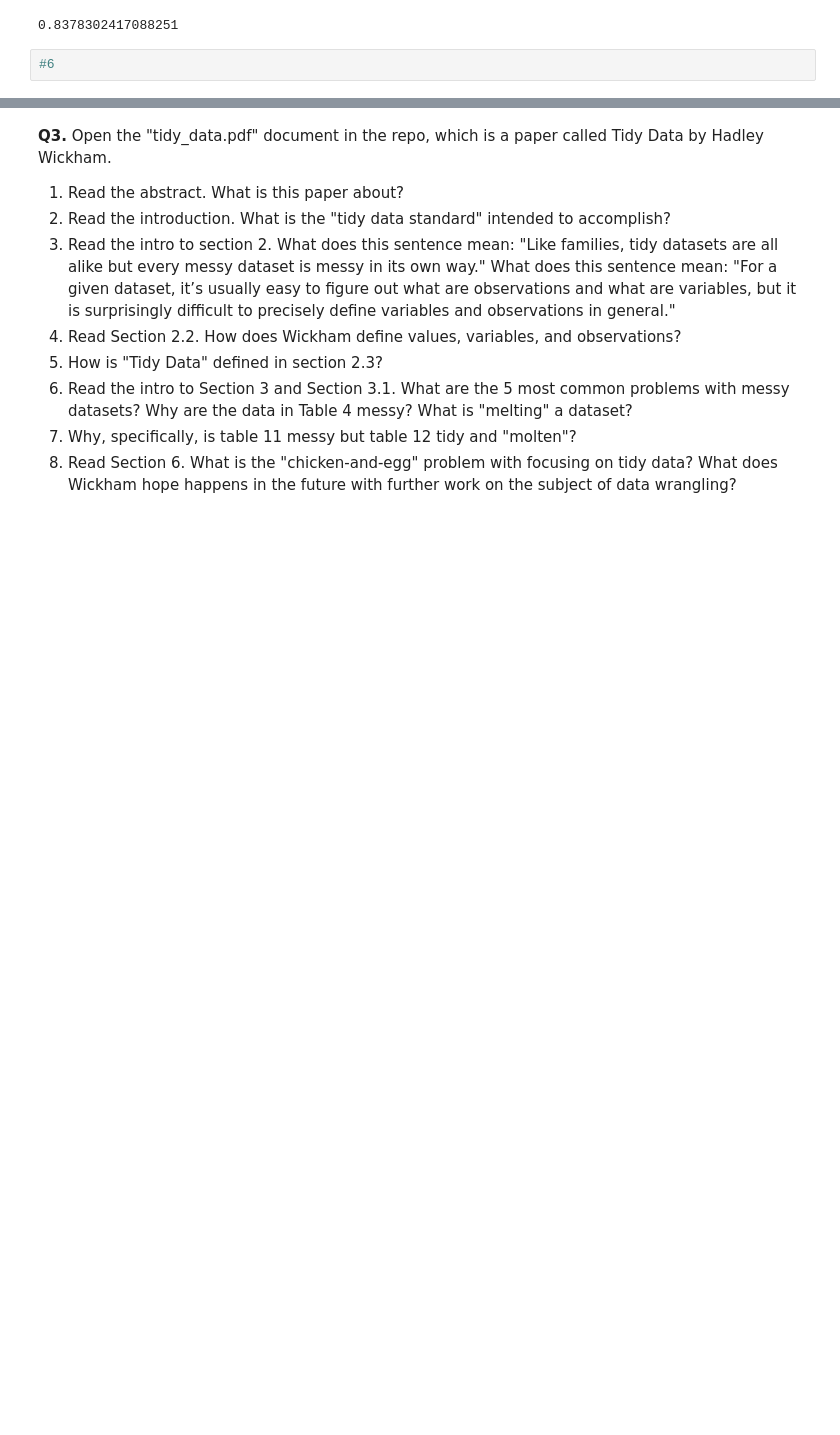
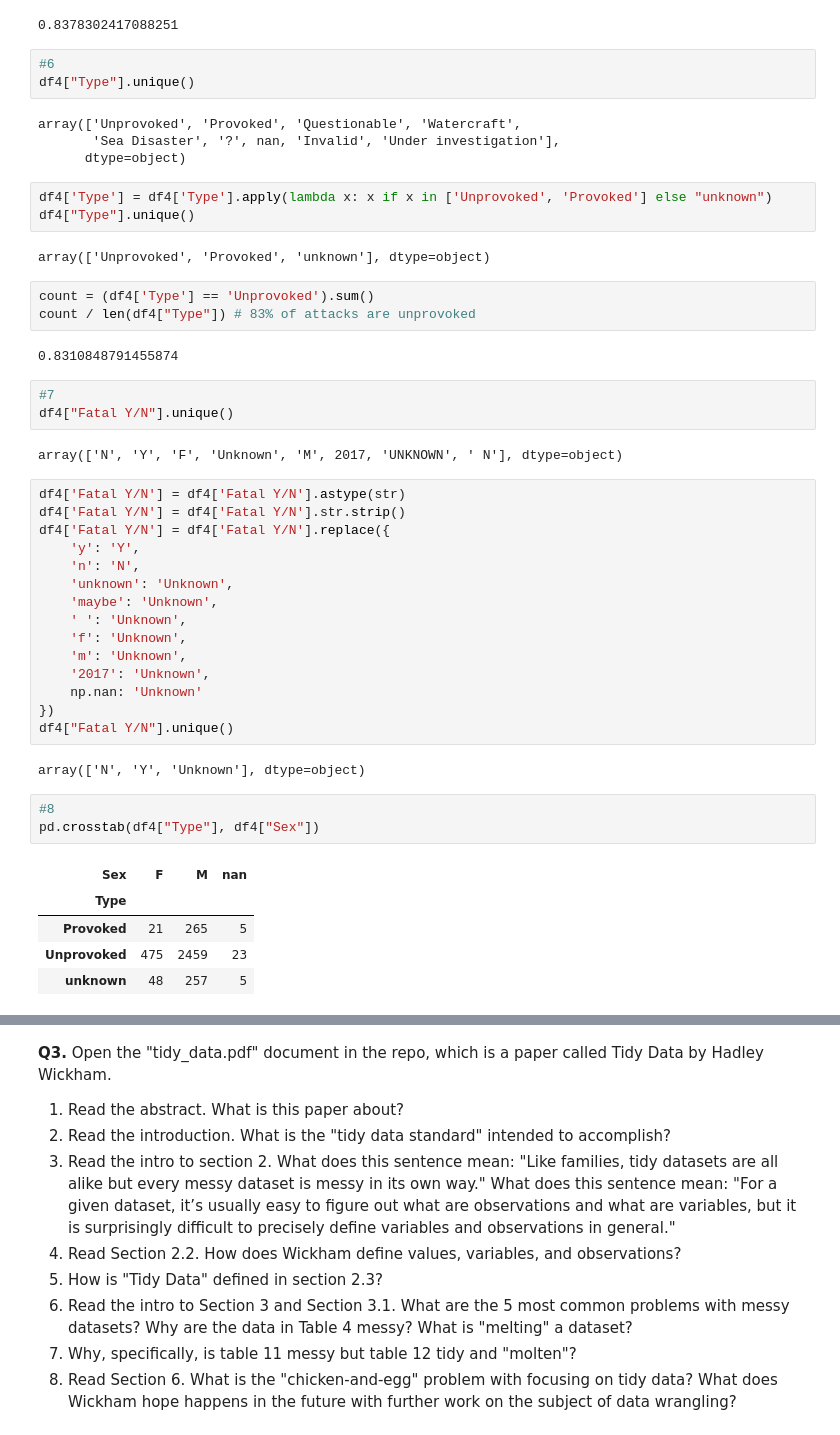
Before and after one commit to ameliavasiliu/wrangling, a Jupyter notebook: assignment/assignment.ipynb, the cells around one changed output, grey strips where cells are left out. Saved outputs shown, nothing was run; the diff lists cells and outputs as text; blank space fills up the shorter version.

```diff
--- a/assignment/assignment.ipynb
+++ b/assignment/assignment.ipynb
@@ -424,3 +424,49 @@ M / len(df4['Sex']) # 83% of victims are male
 0.8378302417088251
 # %%
 #6
+df4["Type"].unique()
+# %% [output]
+array(['Unprovoked', 'Provoked', 'Questionable', 'Watercraft',
+       'Sea Disaster', '?', nan, 'Invalid', 'Under investigation'],
+      dtype=object)
+# %%
+df4['Type'] = df4['Type'].apply(lambda x: x if x in ['Unprovoked', 'Provoked'] else "unknown")
+df4["Type"].unique()
+# %% [output]
+array(['Unprovoked', 'Provoked', 'unknown'], dtype=object)
+# %%
+count = (df4['Type'] == 'Unprovoked').sum()
+count / len(df4["Type"]) # 83% of attacks are unprovoked
+# %% [output]
+0.8310848791455874
+# %%
+#7
+df4["Fatal Y/N"].unique()
+# %% [output]
+array(['N', 'Y', 'F', 'Unknown', 'M', 2017, 'UNKNOWN', ' N'], dtype=object)
+# %%
+df4['Fatal Y/N'] = df4['Fatal Y/N'].astype(str)
+df4['Fatal Y/N'] = df4['Fatal Y/N'].str.strip()
+df4['Fatal Y/N'] = df4['Fatal Y/N'].replace({
+    'y': 'Y',
+    'n': 'N',
+    'unknown': 'Unknown',
+    'maybe': 'Unknown',
+    ' ': 'Unknown',
+    'f': 'Unknown',
+    'm': 'Unknown',
+    '2017': 'Unknown',
+    np.nan: 'Unknown'
+})
+df4["Fatal Y/N"].unique()
+# %% [output]
+array(['N', 'Y', 'Unknown'], dtype=object)
+# %%
+#8
+pd.crosstab(df4["Type"], df4["Sex"])
+# %% [output]
+| Sex | F | M | nan |
+| Type |  |  |  |
+| Provoked | 21 | 265 | 5 |
+| Unprovoked | 475 | 2459 | 23 |
+| unknown | 48 | 257 | 5 |
```
Also changed, not shown: parts of 17 cells of this notebook.
